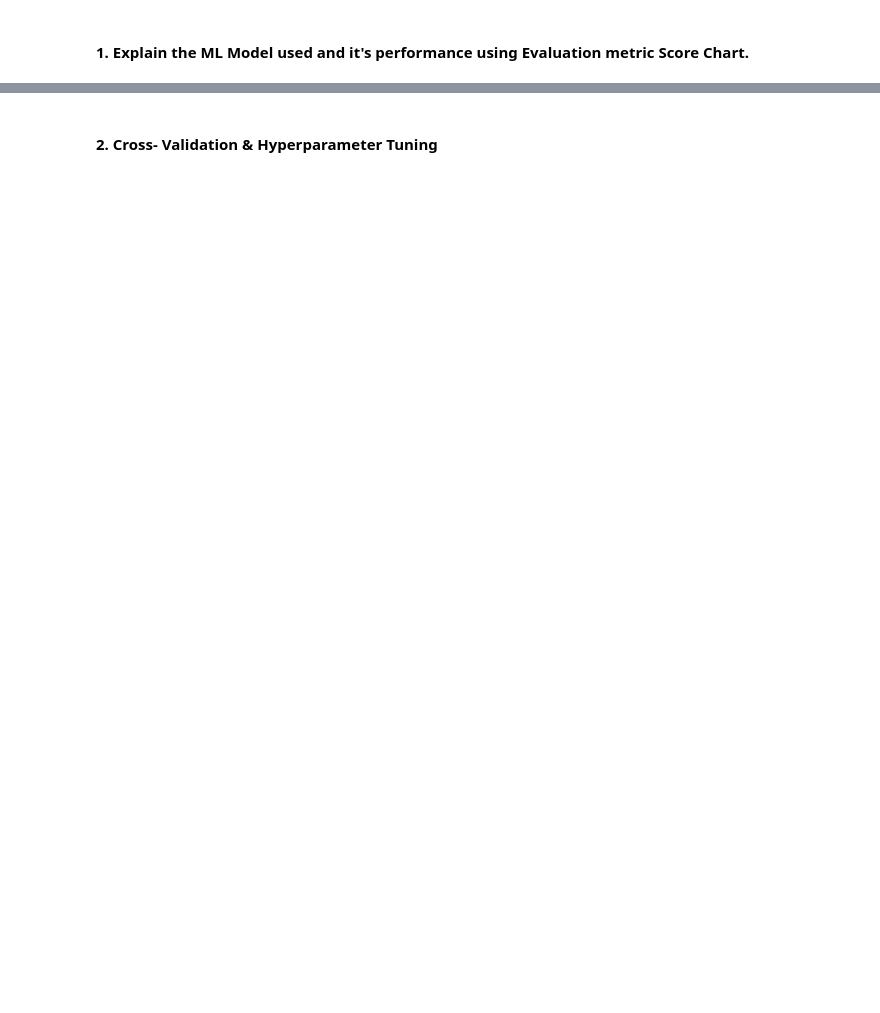
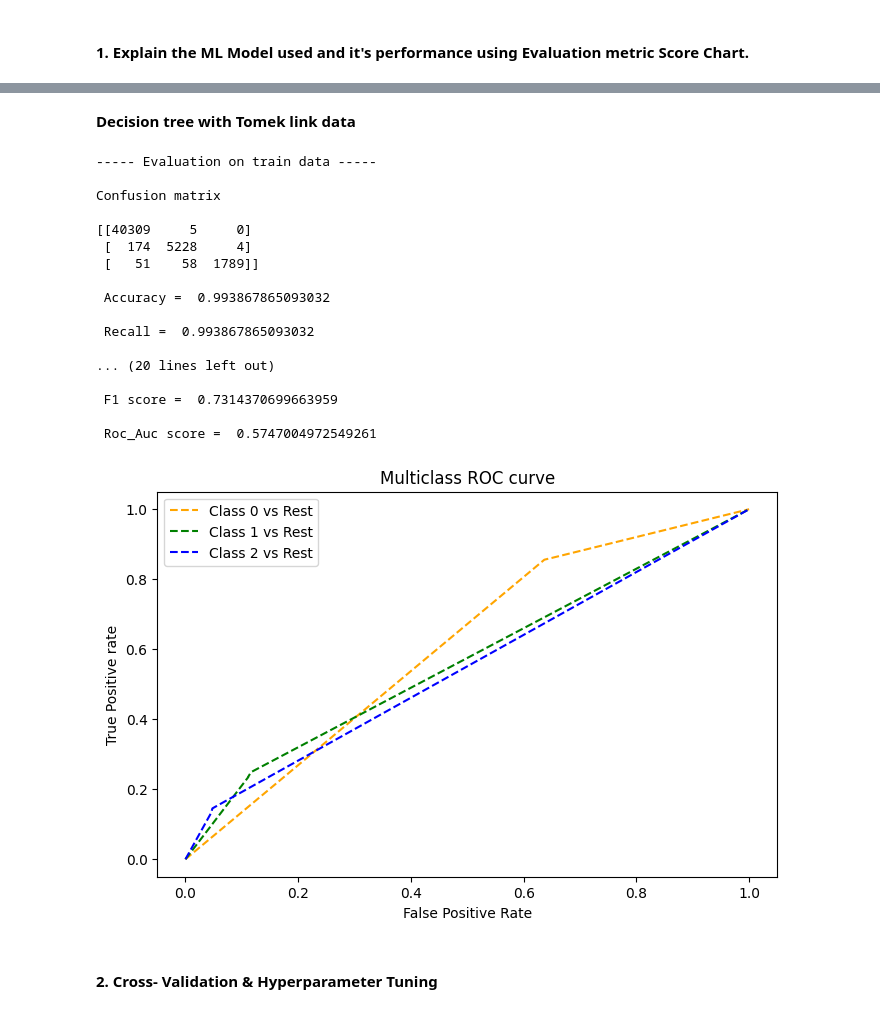
Before and after one commit to Faheemfemu/Email-Campaign-Effectiveness-Prediction-classification, a Jupyter notebook: Email_Campaign_Effectiveness_Prediction_faheem.ipynb, the cells around one changed output, grey strips where cells are left out. Drawn from its saved outputs; the diff is of its cells as text; code cells hidden in the pictures; blank space fills up the shorter version.

```diff
--- a/Email_Campaign_Effectiveness_Prediction_faheem.ipynb
+++ b/Email_Campaign_Effectiveness_Prediction_faheem.ipynb
@@ -1525,0 +1548,9 @@ Answer Here.
+# %%
+from imblearn.under_sampling import TomekLinks
+
+tl = TomekLinks()
+
+X_tl, y_tl = tl.fit_resample(X_train,y_train)
+
+print('Original dataset shape:', len(X_train))
+print('Resampled dataset shape', len(y_tl))
@@ -1544,2 +1773,32 @@ Answer Here.
+# %% [markdown]
+**Decision tree with Tomek link data**
+# %%
+DT_classifier = DecisionTreeClassifier()
+
+# Fit the Algorithm
+DT_classifier.fit(X_tl, y_tl)
+# Predict on the model
+
+result=evaluate_model(DT_classifier,X_tl, y_tl,X_test,y_test,'Decision_Tree_On_SMOTETomek_data_with_default_parameters')
+final_dict['Decision_Tree_On_SMOTETomek_data_with_default_parameters']=result
+# %% [output]
+----- Evaluation on train data -----
+
+Confusion matrix
+
+[[40309     5     0]
+ [  174  5228     4]
+ [   51    58  1789]]
+
+ Accuracy =  0.993867865093032
+
+ Recall =  0.993867865093032
+
+... (20 lines left out)
+
+ F1 score =  0.7314370699663959
+
+ Roc_Auc score =  0.5747004972549261
+[figure, added]
 # %% [markdown]
 #### 2. Cross- Validation & Hyperparameter Tuning
```
Also changed, not shown: parts of 64 cells of this notebook.
